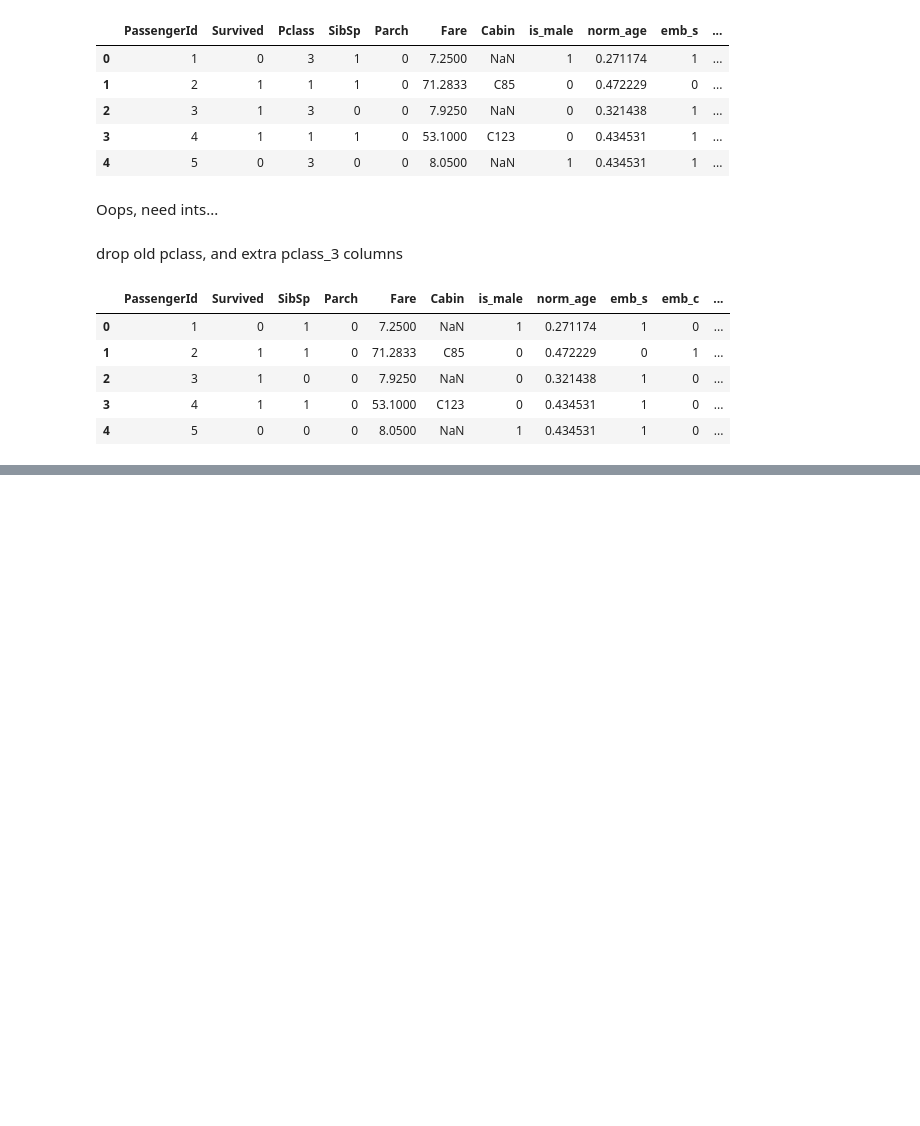
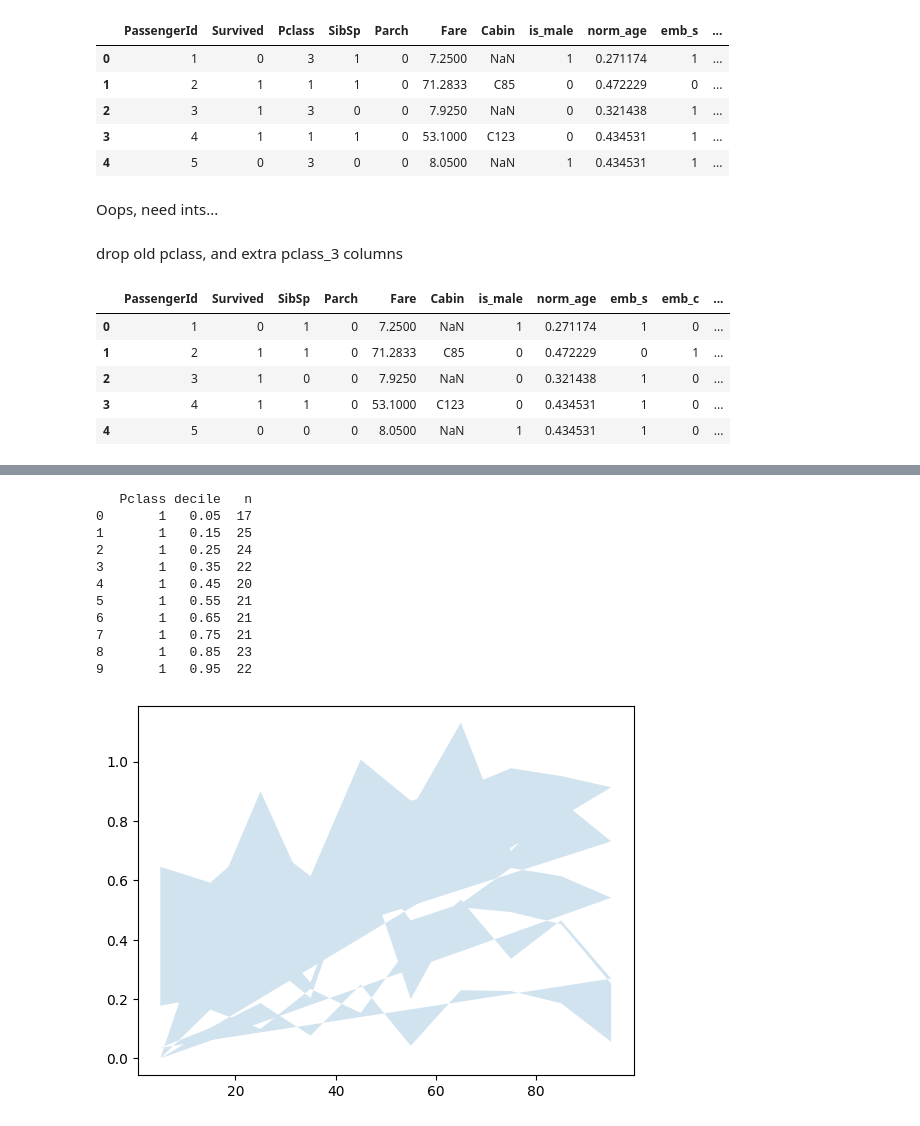
Before and after one commit to mwhittaker1/titanic_survive, a Jupyter notebook: da.ipynb, the cells around one changed output, grey strips where cells are left out. Drawn from its saved outputs; the diff is of its cells as text; code cells hidden in the pictures; blank space fills up the shorter version.

```diff
--- a/da.ipynb
+++ b/da.ipynb
@@ -136,0 +303,20 @@ cleaning.to_csv('cleaned_train.csv', index=False)
+# %%
+counts = (
+    df.groupby(['Pclass','decile'])
+      .size()
+      .reset_index(name='n')
+)
+print(counts.head(10))
+# %% [output]
+   Pclass decile   n
+0       1   0.05  17
+1       1   0.15  25
+2       1   0.25  24
+3       1   0.35  22
+4       1   0.45  20
+5       1   0.55  21
+6       1   0.65  21
+7       1   0.75  21
+8       1   0.85  23
+9       1   0.95  22
+[figure, added]
```
Also changed, not shown: parts of 9 cells of this notebook, 3 other files.
